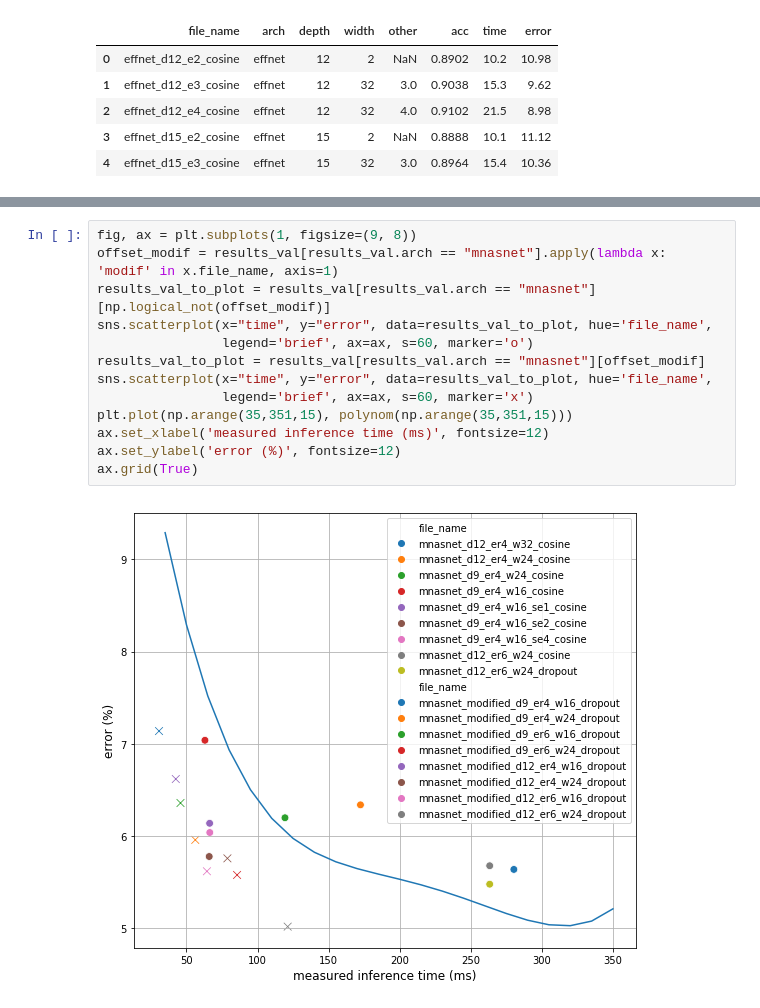
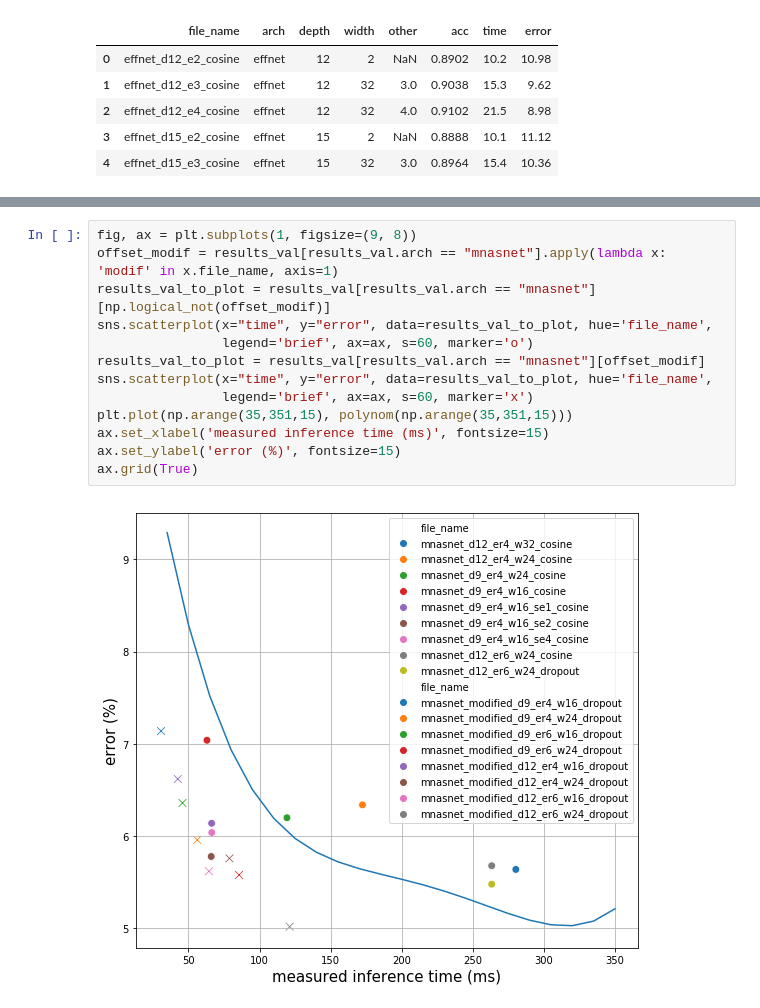
Before and after one commit to NatGr/Master_Thesis, a Jupyter notebook: training_from_scratch/visualize.ipynb, the cells around one changed output, grey strips where cells are left out. Drawn from its saved outputs; the diff is of its cells as text.

```diff
--- a/training_from_scratch/visualize.ipynb
+++ b/training_from_scratch/visualize.ipynb
@@ -100,15 +152,15 @@ ax.legend(by_label.values(), by_label.keys(), title="architecture");
 # %%
 fig, ax = plt.subplots(1, figsize=(9, 8))
 offset_modif = results_val[results_val.arch == "mnasnet"].apply(lambda x: 'modif' in x.file_name, axis=1)
 results_val_to_plot = results_val[results_val.arch == "mnasnet"][np.logical_not(offset_modif)]
 sns.scatterplot(x="time", y="error", data=results_val_to_plot, hue='file_name',
                 legend='brief', ax=ax, s=60, marker='o')
 results_val_to_plot = results_val[results_val.arch == "mnasnet"][offset_modif]
 sns.scatterplot(x="time", y="error", data=results_val_to_plot, hue='file_name',
                 legend='brief', ax=ax, s=60, marker='x')
 plt.plot(np.arange(35,351,15), polynom(np.arange(35,351,15)))
-ax.set_xlabel('measured inference time (ms)', fontsize=12)
-ax.set_ylabel('error (%)', fontsize=12)
+ax.set_xlabel('measured inference time (ms)', fontsize=15)
+ax.set_ylabel('error (%)', fontsize=15)
 ax.grid(True)
 # %% [output]
-[figure, old version]
+[figure, new version]
```
Also changed, not shown: parts of 3 cells of this notebook, 2 other files.
